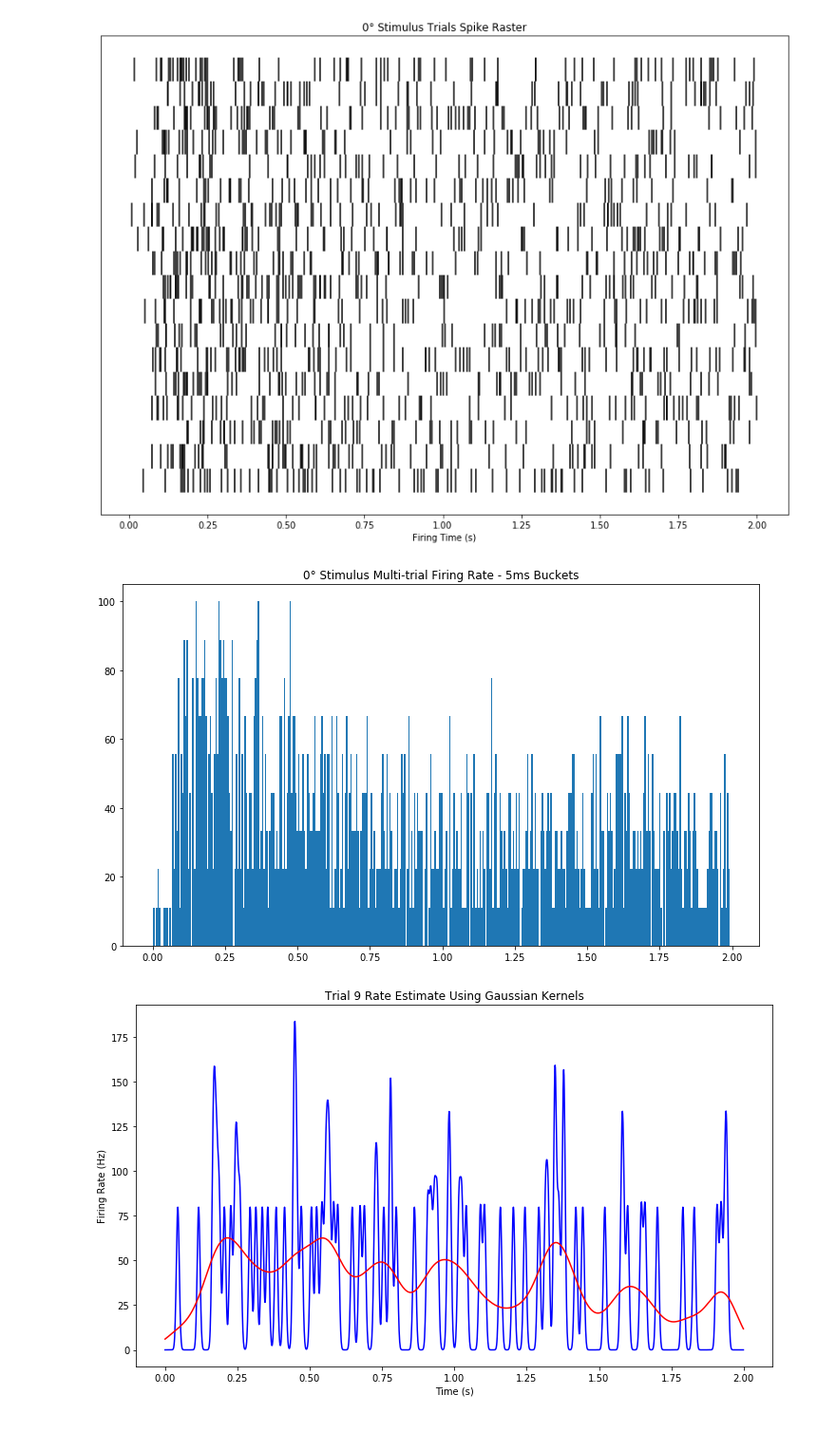
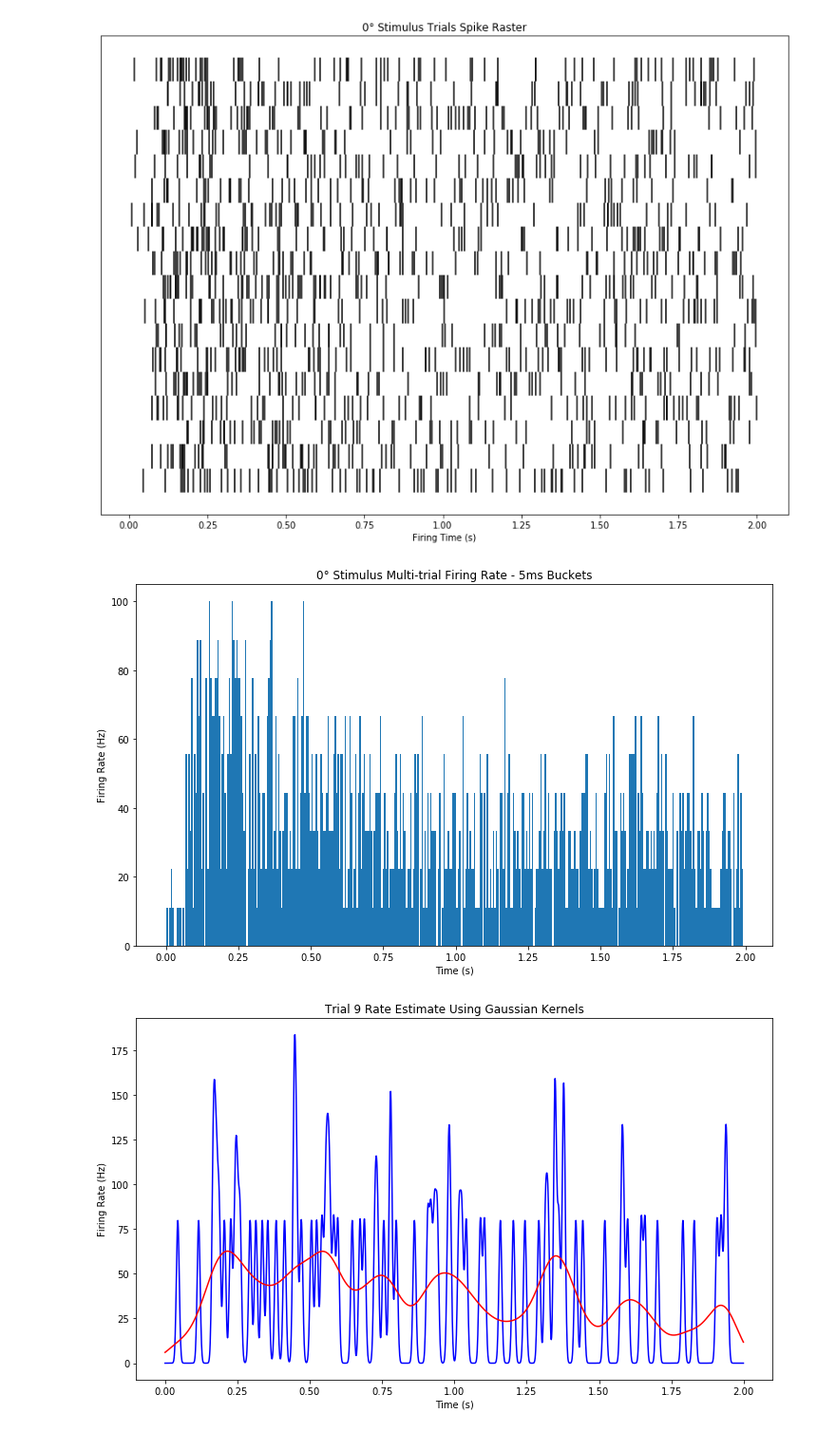
Before and after one commit to leonardz/neurosci, a Jupyter notebook: Neuron Responses - Tuning Curves.ipynb, the cells around one changed output. Shown: that part at 95% size. Drawn from its saved outputs; the diff is of its cells as text; code cells hidden in the pictures.

```diff
--- a/Neuron Responses - Tuning Curves.ipynb
+++ b/Neuron Responses - Tuning Curves.ipynb
@@ -30,14 +31,16 @@ plt.show()
 # %%
 bin_width = 0.005 # 5ms
 multi_trial_totals, _ = np.histogram(np.concatenate(zero_trials), np.arange(0,2,bin_width))
 multi_trial_means = (1 / bin_width) * multi_trial_totals / len(zero_trials) # converts to frequency
 
 plt.figure(figsize=(12,7))
 plt.title(u'0\N{DEGREE SIGN} Stimulus Multi-trial Firing Rate - 5ms Buckets')
+plt.xlabel('Time (s)')
+plt.ylabel('Firing Rate (Hz)')
 plt.bar(np.arange(0,1.995,bin_width), multi_trial_means, bin_width)
 plt.show()
 # %% [output]
-[figure, old version]
+[figure, new version]
 # %%
 trial9 = spike_times[8] # I assume trial 9 refers to the 9th rather than index 9
 # %%
```
Also changed, not shown: parts of 5 cells of this notebook.
